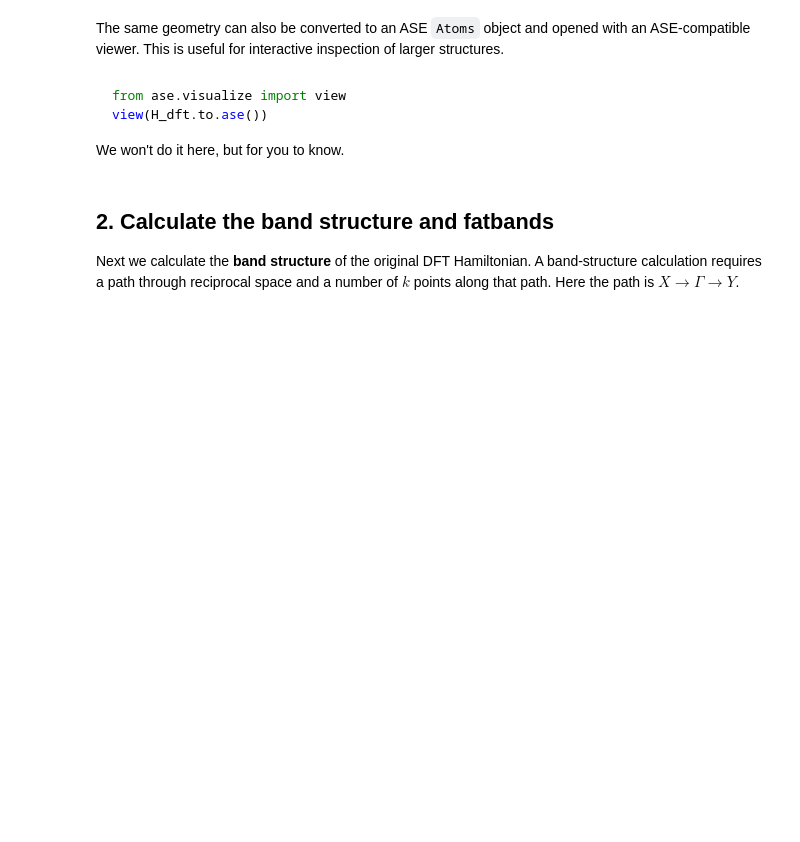
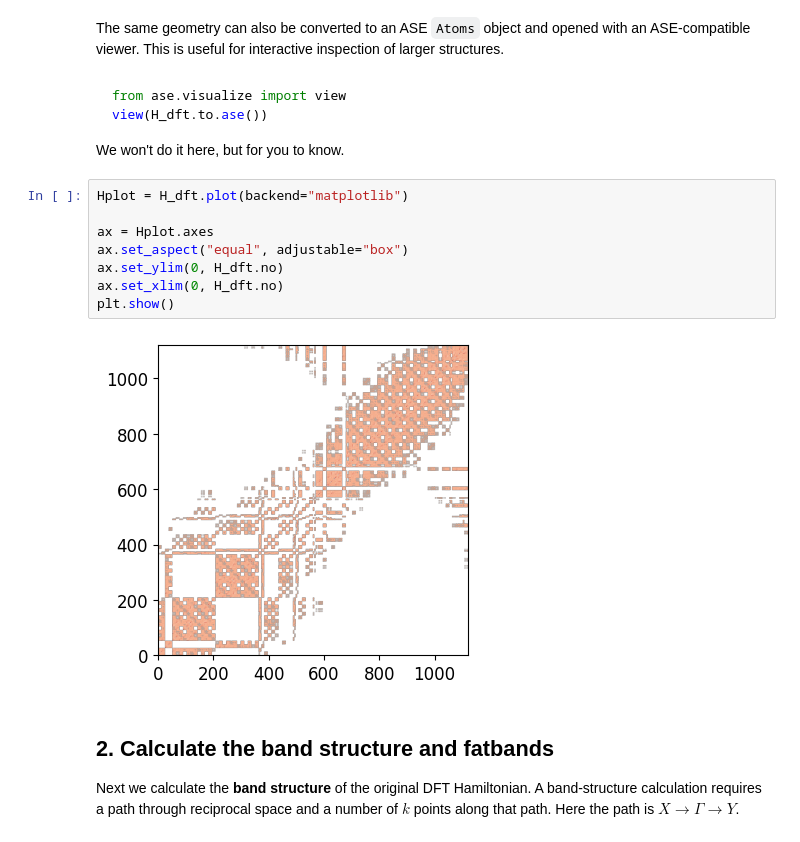
Before and after one commit to alananaya230798/Transiesta_School_2026, a Jupyter notebook: Orbital_Pruning/Orbital_Pruning.ipynb, the cells around one changed output. Drawn from its saved outputs; the diff is of its cells as text; blank space fills up the shorter version.

````diff
--- a/Orbital_Pruning/Orbital_Pruning.ipynb
+++ b/Orbital_Pruning/Orbital_Pruning.ipynb
@@ -83,6 +97,16 @@ from ase.visualize import view
 view(H_dft.to.ase())
 ```
 We won't do it here, but for you to know.
+# %%
+Hplot = H_dft.plot(backend="matplotlib")
+
+ax = Hplot.axes
+ax.set_aspect("equal", adjustable="box")
+ax.set_ylim(0, H_dft.no)
+ax.set_xlim(0, H_dft.no)
+plt.show()
+# %% [output]
+[figure, added]
 # %% [markdown]
 ## 2. Calculate the band structure and fatbands
 Next we calculate the **band structure** of the original DFT Hamiltonian. A band-structure calculation requires a path through reciprocal space and a number of $k$ points along that path. Here the path is $X \rightarrow\Gamma\rightarrow Y$.
````
Also changed, not shown: parts of 36 cells of this notebook, 1 other file.
